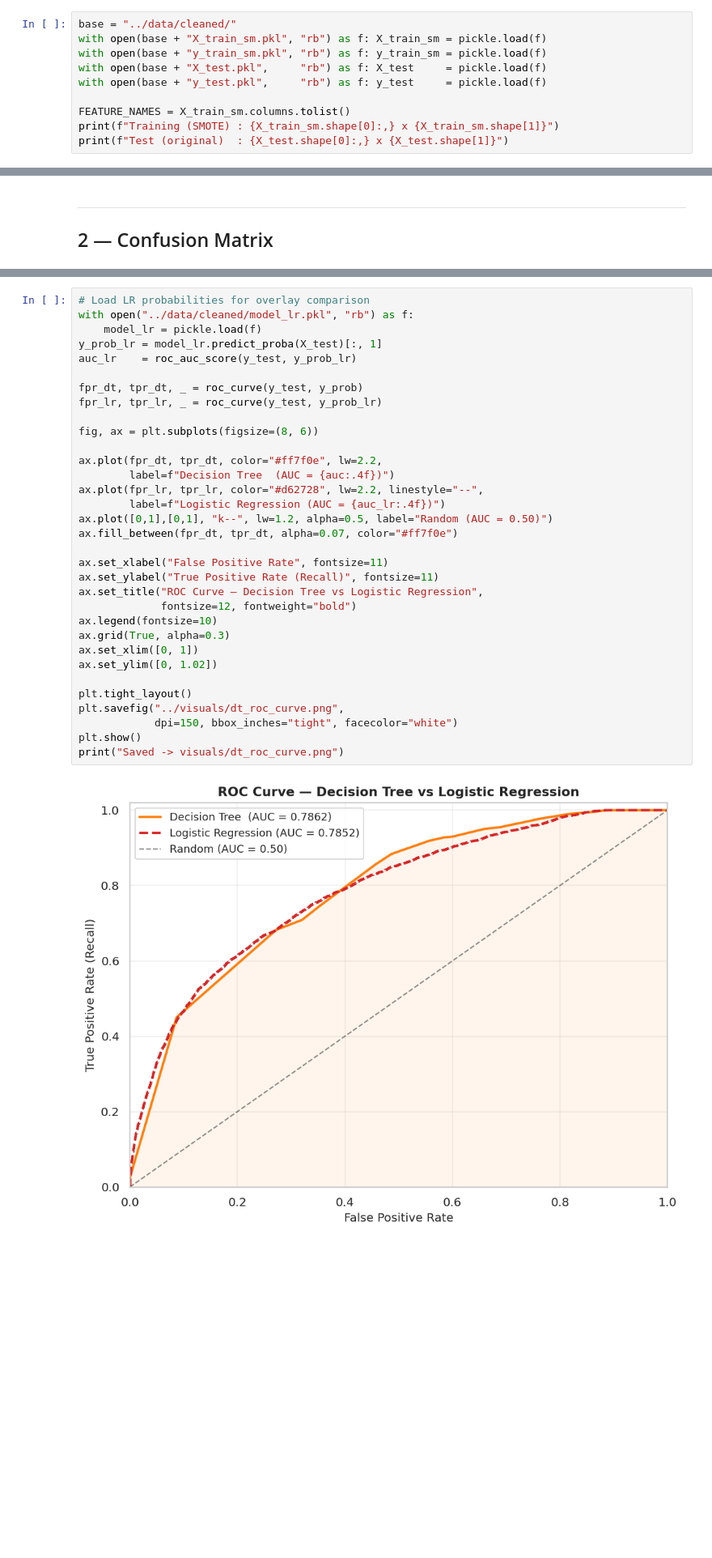
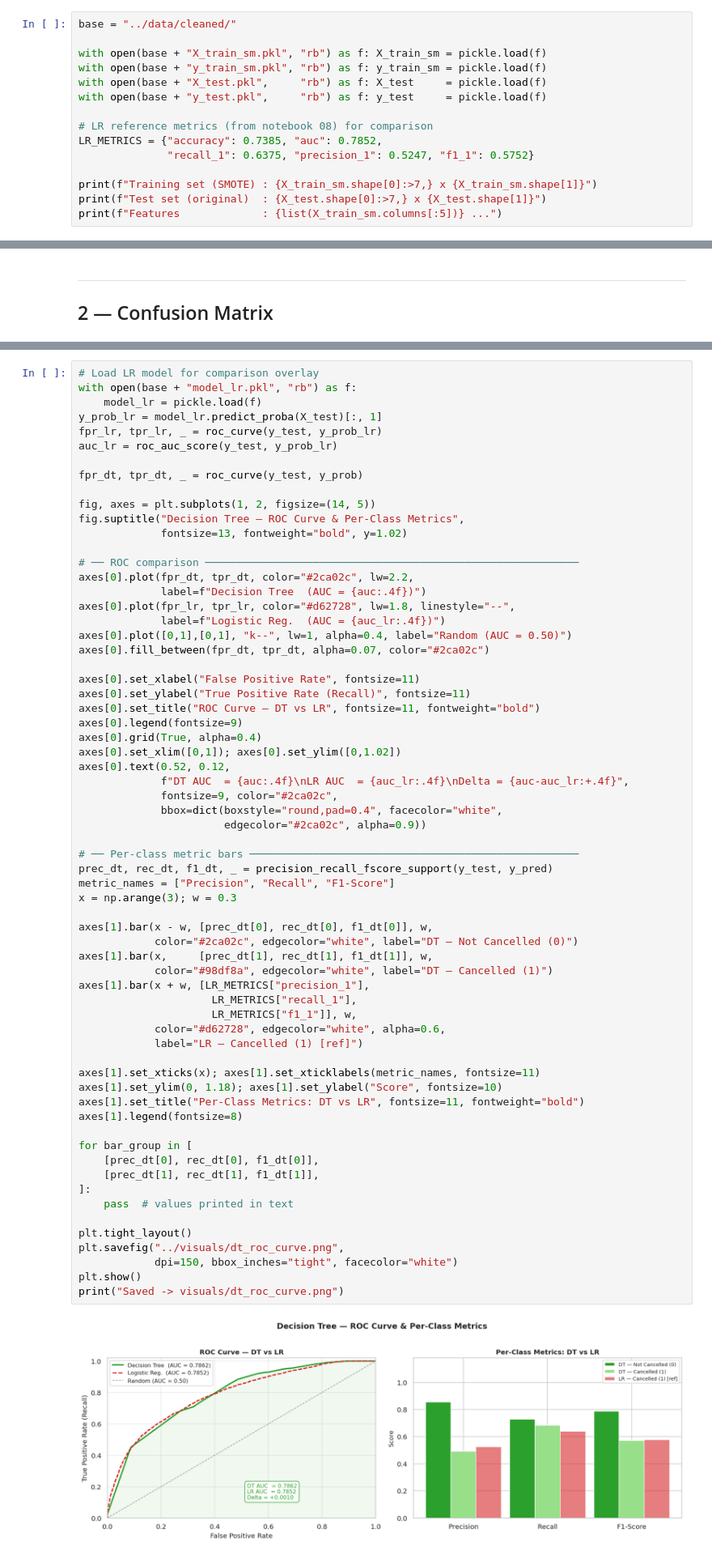
Before and after one commit to Sneha140202/hotel-booking-analysis, a Jupyter notebook: notebooks/09_decision_tree.ipynb, the cells around one changed output, grey strips where cells are left out. Shown at 81% size. Cells and saved outputs as stored; diff of their text form; blank space fills up the shorter version.

```diff
--- a/notebooks/09_decision_tree.ipynb
+++ b/notebooks/09_decision_tree.ipynb
@@ -34,11 +26,16 @@ LR_F1_1 = 0.5752
 # %%
 base = "../data/cleaned/"
+
 with open(base + "X_train_sm.pkl", "rb") as f: X_train_sm = pickle.load(f)
 with open(base + "y_train_sm.pkl", "rb") as f: y_train_sm = pickle.load(f)
 with open(base + "X_test.pkl",     "rb") as f: X_test     = pickle.load(f)
 with open(base + "y_test.pkl",     "rb") as f: y_test     = pickle.load(f)
 
-FEATURE_NAMES = X_train_sm.columns.tolist()
-print(f"Training (SMOTE) : {X_train_sm.shape[0]:,} x {X_train_sm.shape[1]}")
-print(f"Test (original)  : {X_test.shape[0]:,} x {X_test.shape[1]}")
+# LR reference metrics (from notebook 08) for comparison
+LR_METRICS = {"accuracy": 0.7385, "auc": 0.7852,
+              "recall_1": 0.6375, "precision_1": 0.5247, "f1_1": 0.5752}
+
+print(f"Training set (SMOTE) : {X_train_sm.shape[0]:>7,} x {X_train_sm.shape[1]}")
+print(f"Test set (original)  : {X_test.shape[0]:>7,} x {X_test.shape[1]}")
+print(f"Features             : {list(X_train_sm.columns[:5])} ...")
 # %% [output]
@@ -143,38 +153,70 @@ Saved -> visuals/dt_confusion_matrix.png
 # %%
-# Load LR probabilities for overlay comparison
-with open("../data/cleaned/model_lr.pkl", "rb") as f:
+# Load LR model for comparison overlay
+with open(base + "model_lr.pkl", "rb") as f:
     model_lr = pickle.load(f)
 y_prob_lr = model_lr.predict_proba(X_test)[:, 1]
-auc_lr    = roc_auc_score(y_test, y_prob_lr)
+fpr_lr, tpr_lr, _ = roc_curve(y_test, y_prob_lr)
+auc_lr = roc_auc_score(y_test, y_prob_lr)
 
 fpr_dt, tpr_dt, _ = roc_curve(y_test, y_prob)
-fpr_lr, tpr_lr, _ = roc_curve(y_test, y_prob_lr)
 
-fig, ax = plt.subplots(figsize=(8, 6))
+fig, axes = plt.subplots(1, 2, figsize=(14, 5))
+fig.suptitle("Decision Tree — ROC Curve & Per-Class Metrics",
+             fontsize=13, fontweight="bold", y=1.02)
 
-ax.plot(fpr_dt, tpr_dt, color="#ff7f0e", lw=2.2,
-        label=f"Decision Tree  (AUC = {auc:.4f})")
-ax.plot(fpr_lr, tpr_lr, color="#d62728", lw=2.2, linestyle="--",
-        label=f"Logistic Regression (AUC = {auc_lr:.4f})")
-ax.plot([0,1],[0,1], "k--", lw=1.2, alpha=0.5, label="Random (AUC = 0.50)")
-ax.fill_between(fpr_dt, tpr_dt, alpha=0.07, color="#ff7f0e")
+# ── ROC comparison ───────────────────────────────────────────────────────────
+axes[0].plot(fpr_dt, tpr_dt, color="#2ca02c", lw=2.2,
+             label=f"Decision Tree  (AUC = {auc:.4f})")
+axes[0].plot(fpr_lr, tpr_lr, color="#d62728", lw=1.8, linestyle="--",
+             label=f"Logistic Reg.  (AUC = {auc_lr:.4f})")
+axes[0].plot([0,1],[0,1], "k--", lw=1, alpha=0.4, label="Random (AUC = 0.50)")
+axes[0].fill_between(fpr_dt, tpr_dt, alpha=0.07, color="#2ca02c")
 
-ax.set_xlabel("False Positive Rate", fontsize=11)
-ax.set_ylabel("True Positive Rate (Recall)", fontsize=11)
-ax.set_title("ROC Curve — Decision Tree vs Logistic Regression",
-             fontsize=12, fontweight="bold")
-ax.legend(fontsize=10)
-ax.grid(True, alpha=0.3)
-ax.set_xlim([0, 1])
-ax.set_ylim([0, 1.02])
+axes[0].set_xlabel("False Positive Rate", fontsize=11)
+axes[0].set_ylabel("True Positive Rate (Recall)", fontsize=11)
+axes[0].set_title("ROC Curve — DT vs LR", fontsize=11, fontweight="bold")
+axes[0].legend(fontsize=9)
+axes[0].grid(True, alpha=0.4)
+axes[0].set_xlim([0,1]); axes[0].set_ylim([0,1.02])
+axes[0].text(0.52, 0.12,
+             f"DT AUC  = {auc:.4f}\nLR AUC  = {auc_lr:.4f}\nDelta = {auc-auc_lr:+.4f}",
+             fontsize=9, color="#2ca02c",
+             bbox=dict(boxstyle="round,pad=0.4", facecolor="white",
+                       edgecolor="#2ca02c", alpha=0.9))
+
+# ── Per-class metric bars ────────────────────────────────────────────────────
+prec_dt, rec_dt, f1_dt, _ = precision_recall_fscore_support(y_test, y_pred)
+metric_names = ["Precision", "Recall", "F1-Score"]
+x = np.arange(3); w = 0.3
+
+axes[1].bar(x - w, [prec_dt[0], rec_dt[0], f1_dt[0]], w,
+            color="#2ca02c", edgecolor="white", label="DT — Not Cancelled (0)")
+axes[1].bar(x,     [prec_dt[1], rec_dt[1], f1_dt[1]], w,
+            color="#98df8a", edgecolor="white", label="DT — Cancelled (1)")
+axes[1].bar(x + w, [LR_METRICS["precision_1"],
+                     LR_METRICS["recall_1"],
+                     LR_METRICS["f1_1"]], w,
+            color="#d62728", edgecolor="white", alpha=0.6,
+            label="LR — Cancelled (1) [ref]")
+
+axes[1].set_xticks(x); axes[1].set_xticklabels(metric_names, fontsize=11)
+axes[1].set_ylim(0, 1.18); axes[1].set_ylabel("Score", fontsize=10)
+axes[1].set_title("Per-Class Metrics: DT vs LR", fontsize=11, fontweight="bold")
+axes[1].legend(fontsize=8)
+
+for bar_group in [
+    [prec_dt[0], rec_dt[0], f1_dt[0]],
+    [prec_dt[1], rec_dt[1], f1_dt[1]],
+]:
+    pass  # values printed in text
 
 plt.tight_layout()
 plt.savefig("../visuals/dt_roc_curve.png",
             dpi=150, bbox_inches="tight", facecolor="white")
 plt.show()
 print("Saved -> visuals/dt_roc_curve.png")
 # %% [output]
-[figure, old version]
+[figure, new version]
 Saved -> visuals/dt_roc_curve.png
 # %% [markdown]
 ---
```
Also changed, not shown: parts of 13 cells of this notebook, 1 other file.
